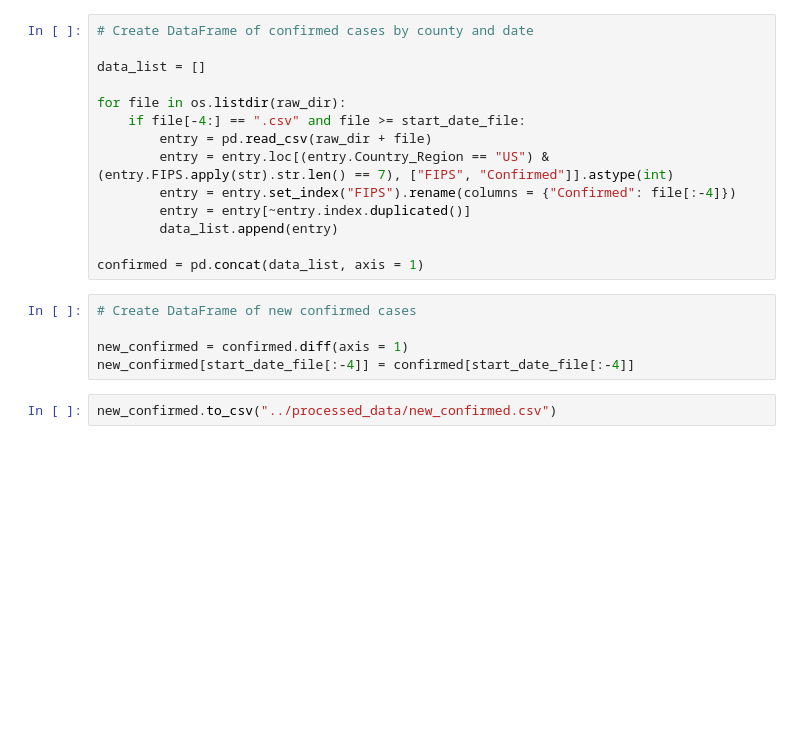
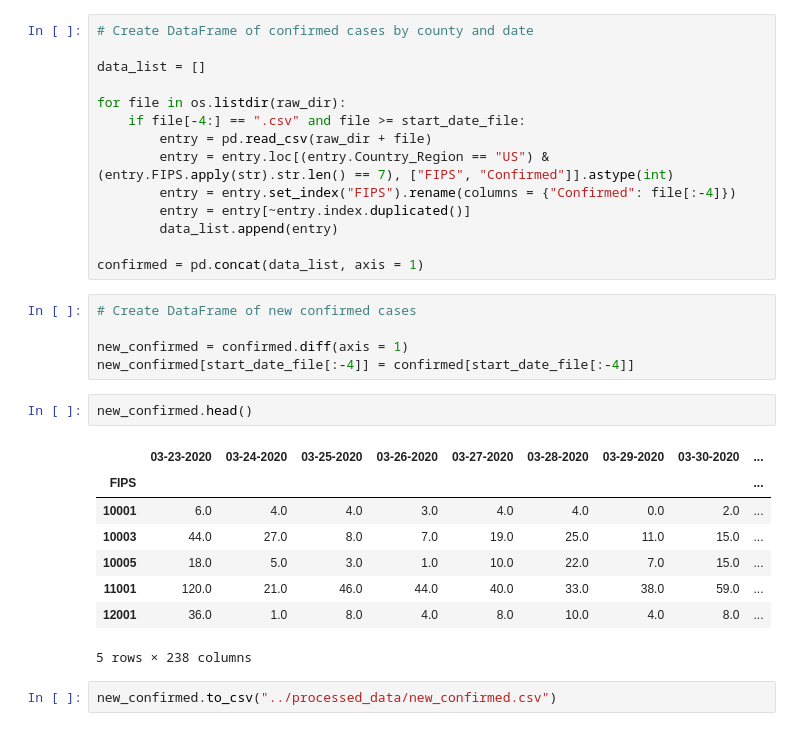
Before and after one commit to MichaelYinGH/ac209project, a Jupyter notebook: notebooks/milestone3.ipynb, the cells around one changed output. Saved outputs shown, nothing was run; the diff lists cells and outputs as text; blank space fills up the shorter version.

```diff
--- a/notebooks/milestone3.ipynb
+++ b/notebooks/milestone3.ipynb
@@ -38,6 +37,17 @@ confirmed = pd.concat(data_list, axis = 1)
 
 new_confirmed = confirmed.diff(axis = 1)
 new_confirmed[start_date_file[:-4]] = confirmed[start_date_file[:-4]]
+# %%
+new_confirmed.head()
+# %% [output]
+|  | 03-23-2020 | 03-24-2020 | 03-25-2020 | 03-26-2020 | 03-27-2020 | 03-28-2020 | 03-29-2020 | 03-30-2020 | ... |
+| FIPS |  |  |  |  |  |  |  |  | ... |
+| 10001 | 6.0 | 4.0 | 4.0 | 3.0 | 4.0 | 4.0 | 0.0 | 2.0 | ... |
+| 10003 | 44.0 | 27.0 | 8.0 | 7.0 | 19.0 | 25.0 | 11.0 | 15.0 | ... |
+| 10005 | 18.0 | 5.0 | 3.0 | 1.0 | 10.0 | 22.0 | 7.0 | 15.0 | ... |
+| 11001 | 120.0 | 21.0 | 46.0 | 44.0 | 40.0 | 33.0 | 38.0 | 59.0 | ... |
+| 12001 | 36.0 | 1.0 | 8.0 | 4.0 | 8.0 | 10.0 | 4.0 | 8.0 | ... |
+5 rows × 238 columns
 # %%
 new_confirmed.to_csv("../processed_data/new_confirmed.csv")
 # %% [markdown]
```
Also changed, not shown: parts of 17 cells of this notebook.
